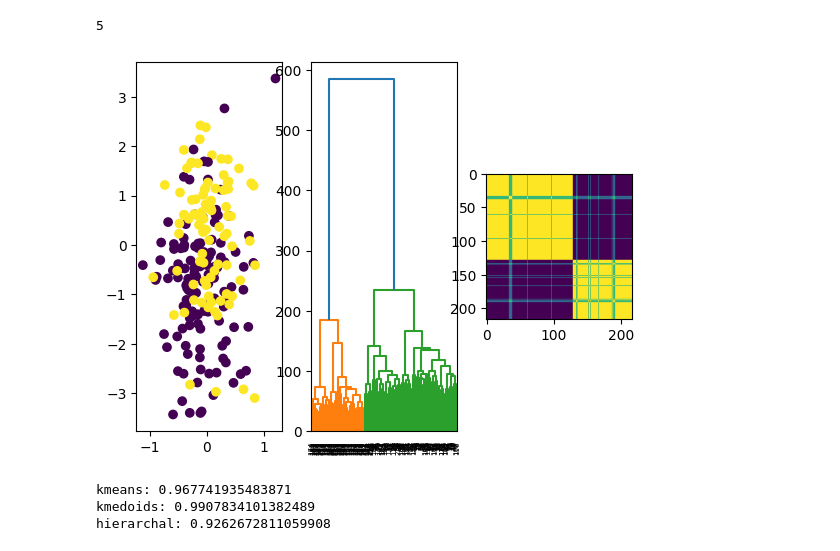
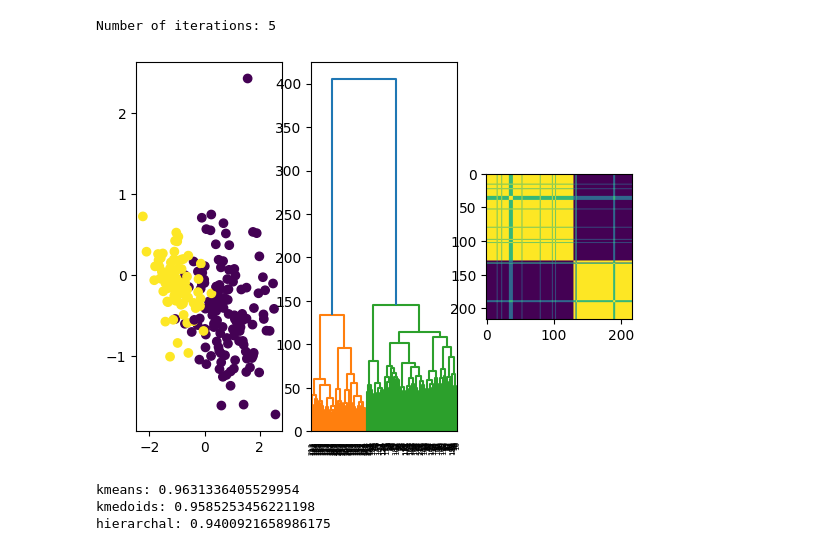
Before and after one commit to tylerksoong/clusteringhw, a Jupyter notebook: tcga_test.ipynb, the cells around one changed output. Cells and saved outputs as stored; diff of their text form; code cells hidden in the pictures.

```diff
--- a/tcga_test.ipynb
+++ b/tcga_test.ipynb
@@ -6,15 +6,15 @@ import pandas as pd
 # %%
 import pandas as pd
 import numpy as np
 
 df = pd.read_csv('TCGA_example.txt',sep=" ")
 train_df = df.drop("Subtype", axis=1)
-#train_df = train_df.sample(n=1000, axis=1)
+train_df = train_df.sample(n=1000, axis=1)
 
 results = pipeline(train_df, 2)
 # %% [output]
-5
+Number of iterations: 5
-[figure, old version]
+[figure, new version]
 # %%
 truth = (df['Subtype'] == 'Basal').astype(int)
 
@@ -26,6 +26,6 @@ for method in ['kmeans', 'kmedoids', 'hierarchal']:
     else:
         print(f"{method}: {score}")
 # %% [output]
-kmeans: 0.967741935483871
-kmedoids: 0.9907834101382489
-hierarchal: 0.9262672811059908
+kmeans: 0.9631336405529954
+kmedoids: 0.9585253456221198
+hierarchal: 0.9400921658986175
```
Also changed, not shown: parts of 1 cell of this notebook, 1 other file.
